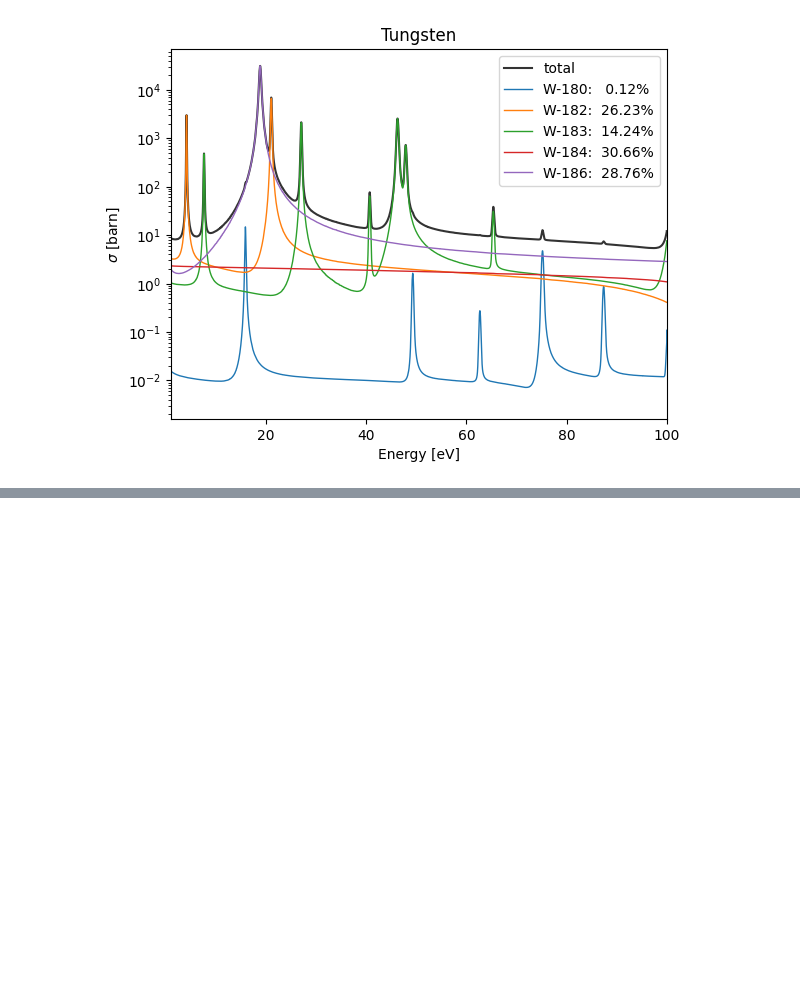
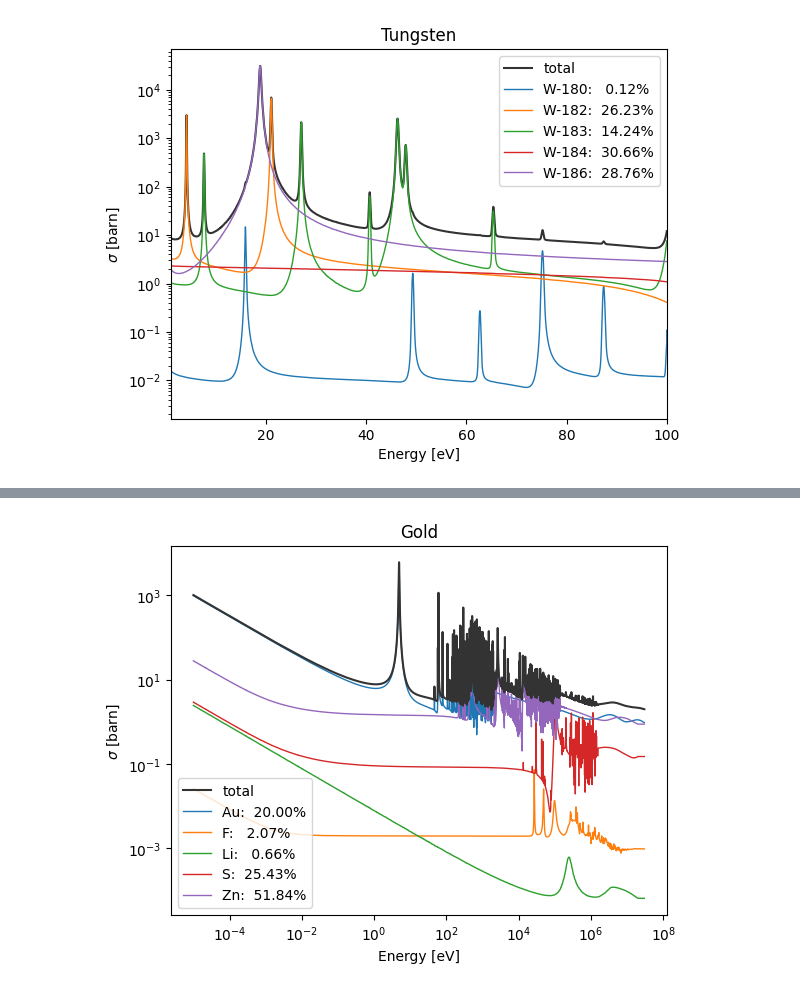
Before and after one commit to TsvikiHirsh/nres, a Jupyter notebook: notebooks/nres_demo.ipynb, the cells around one changed output, grey strips where cells are left out. Cells and saved outputs as stored; diff of their text form; code cells hidden in the pictures; blank space fills up the shorter version.

```diff
--- a/notebooks/nres_demo.ipynb
+++ b/notebooks/nres_demo.ipynb
@@ -259 +259,5 @@ golden_zns.table
 146970 rows × 6 columns
+# %%
+golden_zns.plot(loglog=True)
+# %% [output]
+[figure, added]
```
Also changed, not shown: parts of 6 cells of this notebook.
